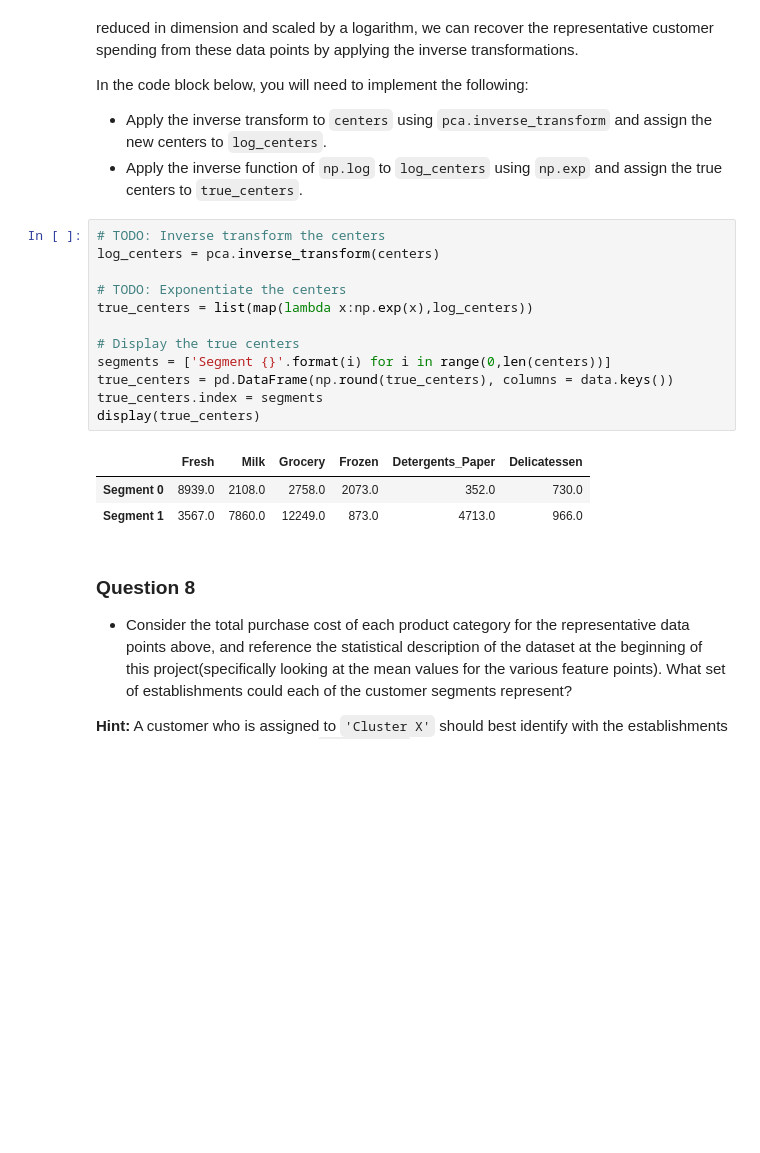
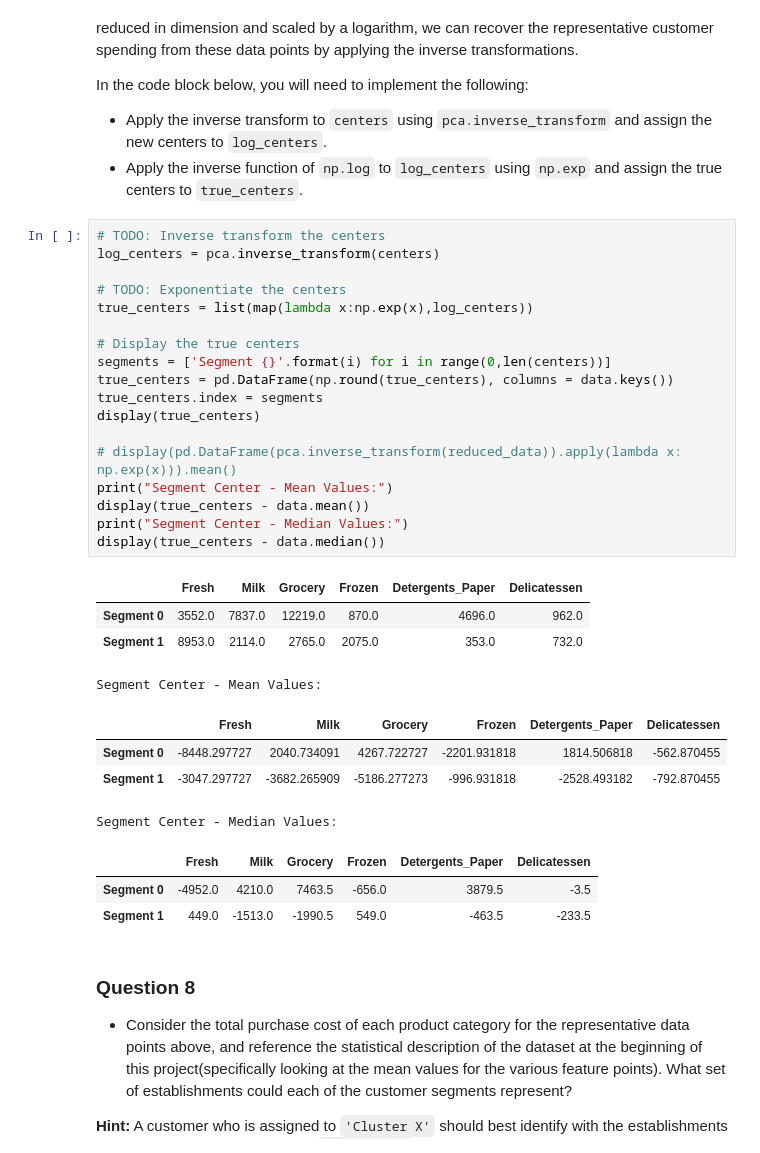
Before and after one commit to Vaidic/Udacity-Machine-Learning-Engineer-Nanodegree, a Jupyter notebook: Machine-Learning-Basics/projects/customer_segments/customer_segments.ipynb, the cells around one changed output. Saved outputs shown, nothing was run; the diff lists cells and outputs as text; blank space fills up the shorter version.

```diff
--- a/Machine-Learning-Basics/projects/customer_segments/customer_segments.ipynb
+++ b/Machine-Learning-Basics/projects/customer_segments/customer_segments.ipynb
@@ -509,19 +510,33 @@ In the code block below, you will need to implement the following:
 # %%
 # TODO: Inverse transform the centers
 log_centers = pca.inverse_transform(centers)
 
 # TODO: Exponentiate the centers
 true_centers = list(map(lambda x:np.exp(x),log_centers))
 
 # Display the true centers
 segments = ['Segment {}'.format(i) for i in range(0,len(centers))]
 true_centers = pd.DataFrame(np.round(true_centers), columns = data.keys())
 true_centers.index = segments
 display(true_centers)
+
+# display(pd.DataFrame(pca.inverse_transform(reduced_data)).apply(lambda x: np.exp(x))).mean()
+print("Segment Center - Mean Values:")
+display(true_centers - data.mean())
+print("Segment Center - Median Values:")
+display(true_centers - data.median())
 # %% [output]
 |  | Fresh | Milk | Grocery | Frozen | Detergents_Paper | Delicatessen |
-| Segment 0 | 8939.0 | 2108.0 | 2758.0 | 2073.0 | 352.0 | 730.0 |
-| Segment 1 | 3567.0 | 7860.0 | 12249.0 | 873.0 | 4713.0 | 966.0 |
+| Segment 0 | 3552.0 | 7837.0 | 12219.0 | 870.0 | 4696.0 | 962.0 |
+| Segment 1 | 8953.0 | 2114.0 | 2765.0 | 2075.0 | 353.0 | 732.0 |
+Segment Center - Mean Values:
+|  | Fresh | Milk | Grocery | Frozen | Detergents_Paper | Delicatessen |
+| Segment 0 | -8448.297727 | 2040.734091 | 4267.722727 | -2201.931818 | 1814.506818 | -562.870455 |
+| Segment 1 | -3047.297727 | -3682.265909 | -5186.277273 | -996.931818 | -2528.493182 | -792.870455 |
+Segment Center - Median Values:
+|  | Fresh | Milk | Grocery | Frozen | Detergents_Paper | Delicatessen |
+| Segment 0 | -4952.0 | 4210.0 | 7463.5 | -656.0 | 3879.5 | -3.5 |
+| Segment 1 | 449.0 | -1513.0 | -1990.5 | 549.0 | -463.5 | -233.5 |
 # %% [markdown]
 ### Question 8
 
```
Also changed, not shown: parts of 12 cells of this notebook, 1 other file.
